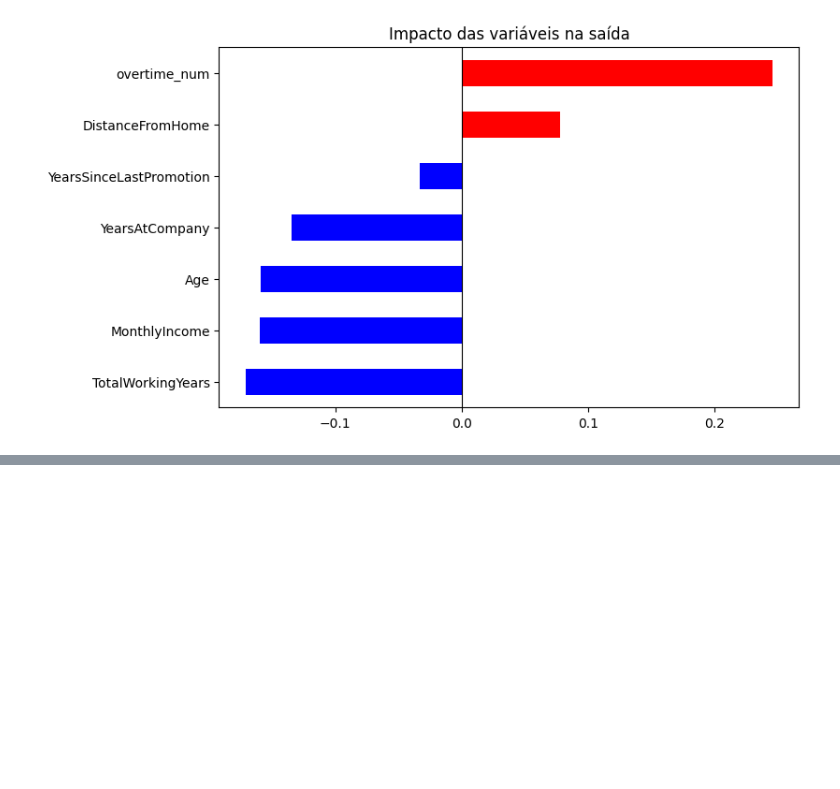
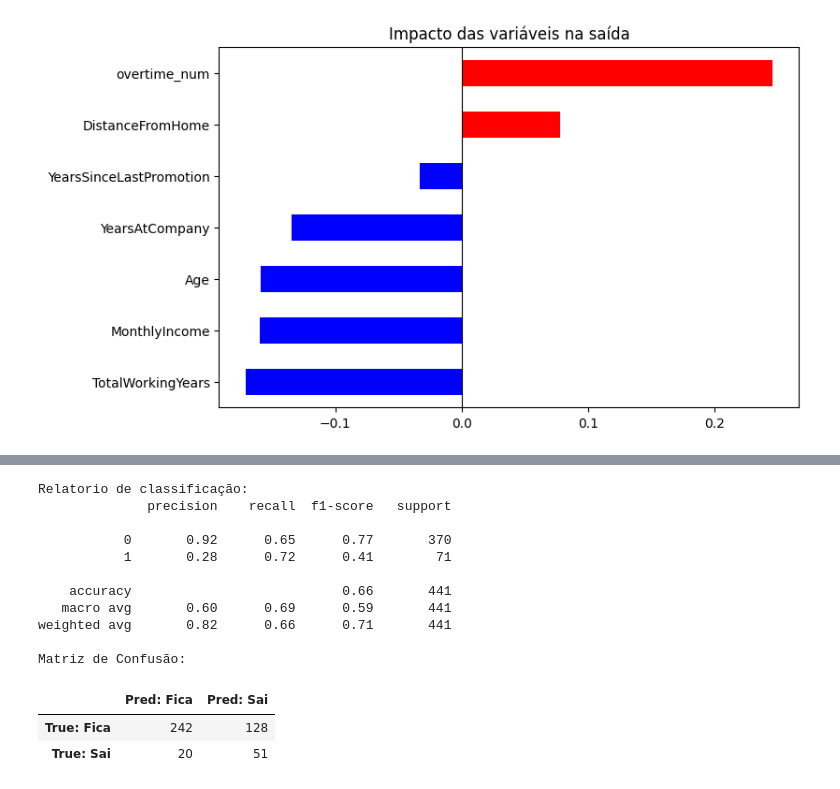
Before and after one commit to 1Pereira/people-analytics, a Jupyter notebook: notebooks/people-analytics.ipynb, the cells around one changed output, grey strips where cells are left out. Saved outputs shown, nothing was run; the diff lists cells and outputs as text; code cells hidden in the pictures; blank space fills up the shorter version.

```diff
--- a/notebooks/people-analytics.ipynb
+++ b/notebooks/people-analytics.ipynb
@@ -194,0 +321,30 @@ plt.show()
+# %%
+limiar = 0.15
+
+y_pred_final = (y_proba >= limiar).astype(int)
+
+print("Relatorio de classificação:")
+print(classification_report(y_test, y_pred_final))
+
+cm = confusion_matrix(y_test, y_pred_final)
+
+cm_df = pd.DataFrame(cm,
+                     columns=['Pred: Fica', 'Pred: Sai'],
+                     index=['True: Fica', 'True: Sai'])
+print("Matriz de Confusão:")
+display(cm_df)
+# %% [output]
+Relatorio de classificação:
+              precision    recall  f1-score   support
+
+           0       0.92      0.65      0.77       370
+           1       0.28      0.72      0.41        71
+
+    accuracy                           0.66       441
+   macro avg       0.60      0.69      0.59       441
+weighted avg       0.82      0.66      0.71       441
+
+Matriz de Confusão:
+|  | Pred: Fica | Pred: Sai |
+| True: Fica | 242 | 128 |
+| True: Sai | 20 | 51 |
```
Also changed, not shown: parts of 14 cells of this notebook, 3 other files.
